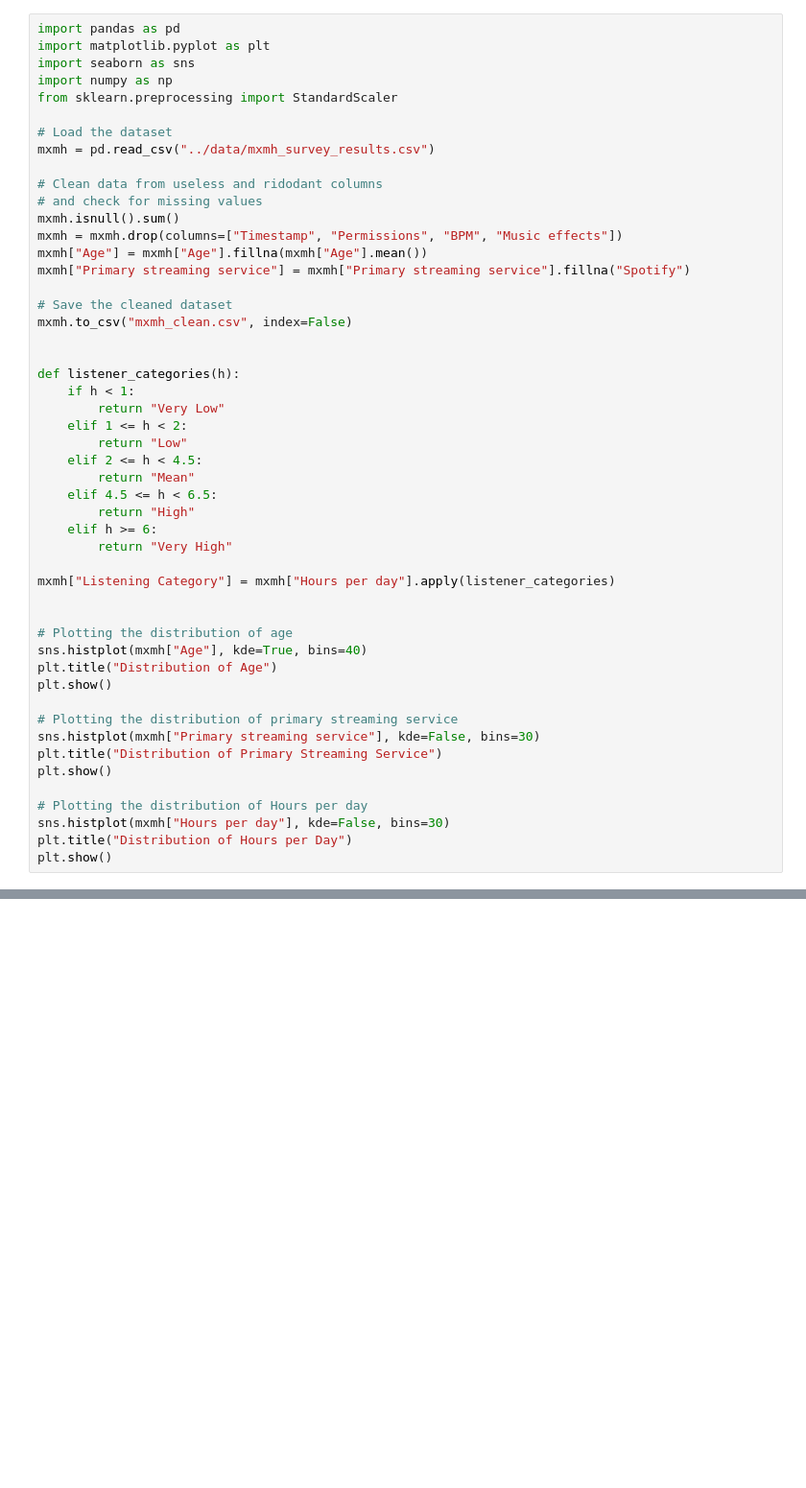
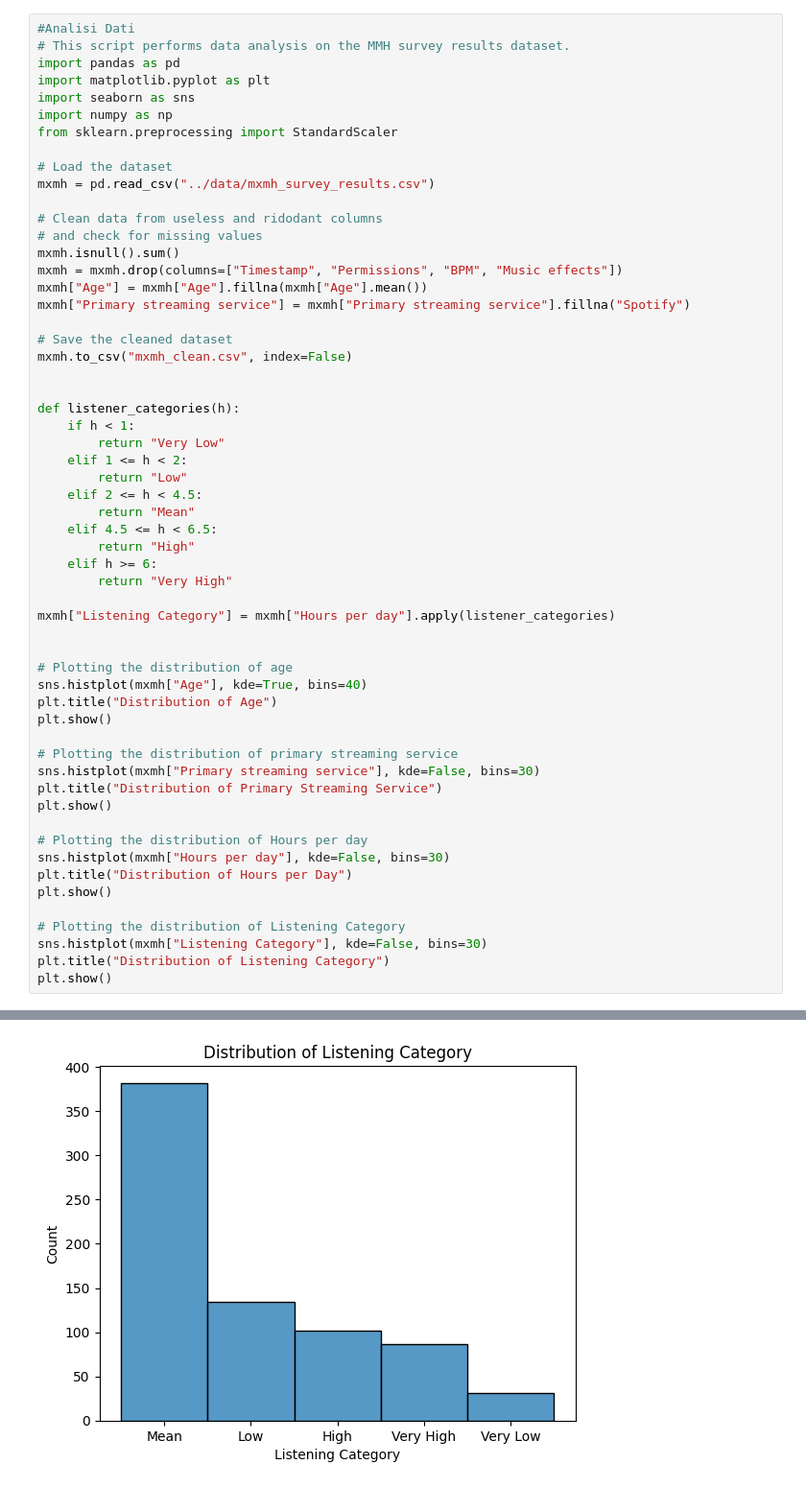
Before and after one commit to WilliTini/MMHAi---Music-Mental-Health-Analysis, a Jupyter notebook: notebooks/analisi_dati.ipynb, the cells around one changed output, grey strips where cells are left out. Shown at 96% size. Drawn from its saved outputs; the diff is of its cells as text; blank space fills up the shorter version.

```diff
--- a/notebooks/analisi_dati.ipynb
+++ b/notebooks/analisi_dati.ipynb
@@ -1,4 +1,6 @@
 # %%
+#Analisi Dati
+# This script performs data analysis on the MMH survey results dataset.
 import pandas as pd
 import matplotlib.pyplot as plt
 import seaborn as sns
@@ -25,30 +27,36 @@ def listener_categories(h):
     elif 1 <= h < 2:
         return "Low"
     elif 2 <= h < 4.5:
         return "Mean"
     elif 4.5 <= h < 6.5:
         return "High"
     elif h >= 6:
         return "Very High"
 
 mxmh["Listening Category"] = mxmh["Hours per day"].apply(listener_categories)
 
 
 # Plotting the distribution of age
 sns.histplot(mxmh["Age"], kde=True, bins=40)
 plt.title("Distribution of Age")
 plt.show()
 
 # Plotting the distribution of primary streaming service
 sns.histplot(mxmh["Primary streaming service"], kde=False, bins=30)
 plt.title("Distribution of Primary Streaming Service")
 plt.show()
 
 # Plotting the distribution of Hours per day
 sns.histplot(mxmh["Hours per day"], kde=False, bins=30)
 plt.title("Distribution of Hours per Day")
 plt.show()
+
+# Plotting the distribution of Listening Category
+sns.histplot(mxmh["Listening Category"], kde=False, bins=30)
+plt.title("Distribution of Listening Category")
+plt.show()
 # %% [output]
 [figure]
 [figure]
 [figure]
+[figure, added]
```
Also changed, not shown: 3 other files.
